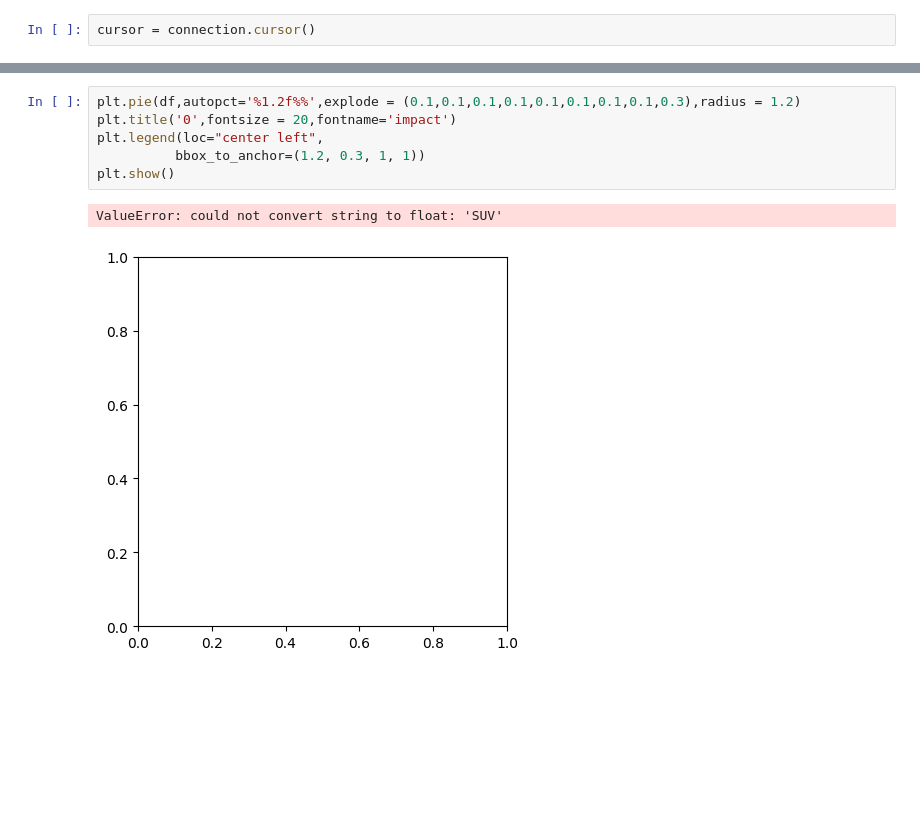
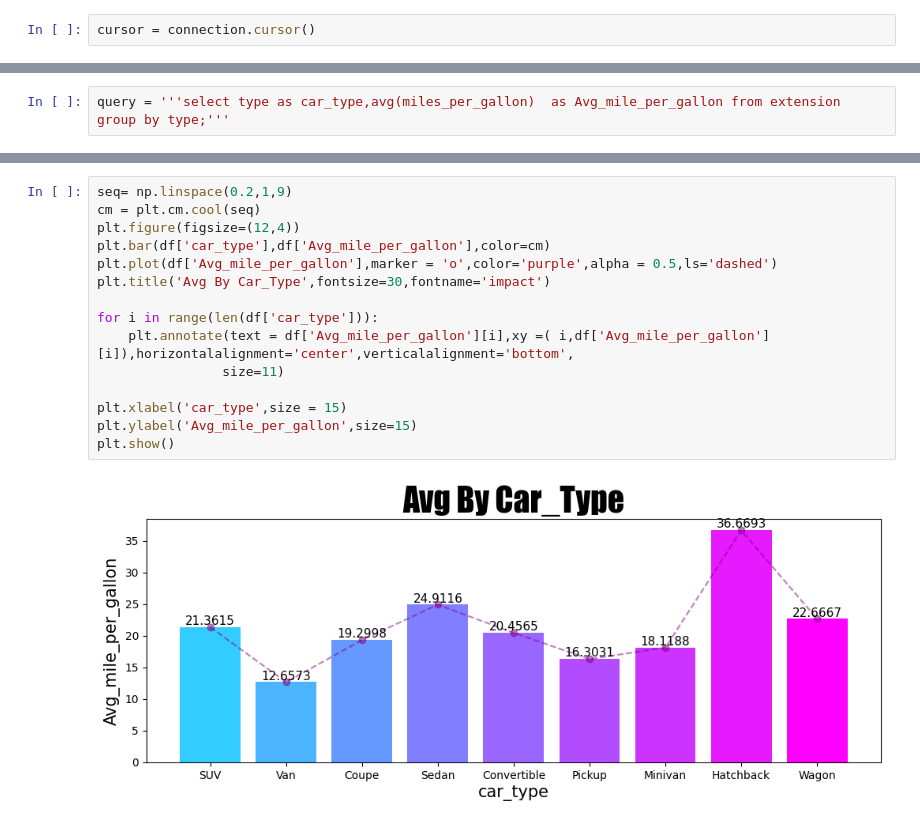
Before and after one commit to PankajBhardwaj290/Used-Car-Extension, a Jupyter notebook: used_car_extension.ipynb, the cells around one changed output, grey strips where cells are left out. Drawn from its saved outputs; the diff is of its cells as text; blank space fills up the shorter version.

```diff
--- a/used_car_extension.ipynb
+++ b/used_car_extension.ipynb
@@ -80 +70,4 @@ df
+# %%
+query = '''select type as car_type,avg(miles_per_gallon)  as Avg_mile_per_gallon from extension
+group by type;'''
 # %%
@@ -97,9 +75,17 @@ df
-# %%
-plt.pie(df,autopct='%1.2f%%',explode = (0.1,0.1,0.1,0.1,0.1,0.1,0.1,0.1,0.3),radius = 1.2)
-plt.title('0',fontsize = 20,fontname='impact')
-plt.legend(loc="center left",
-          bbox_to_anchor=(1.2, 0.3, 1, 1))
-plt.show()
-# %% [output]
-ValueError: could not convert string to float: 'SUV'
-[figure, removed]
+# %%
+seq= np.linspace(0.2,1,9)
+cm = plt.cm.cool(seq)
+plt.figure(figsize=(12,4))
+plt.bar(df['car_type'],df['Avg_mile_per_gallon'],color=cm)
+plt.plot(df['Avg_mile_per_gallon'],marker = 'o',color='purple',alpha = 0.5,ls='dashed')
+plt.title('Avg By Car_Type',fontsize=30,fontname='impact')
+
+for i in range(len(df['car_type'])):
+    plt.annotate(text = df['Avg_mile_per_gallon'][i],xy =( i,df['Avg_mile_per_gallon'][i]),horizontalalignment='center',verticalalignment='bottom',
+                size=11)
+
+plt.xlabel('car_type',size = 15)
+plt.ylabel('Avg_mile_per_gallon',size=15)
+plt.show()
+# %% [output]
+[figure, added]
```
Also changed, not shown: parts of 14 cells of this notebook.
